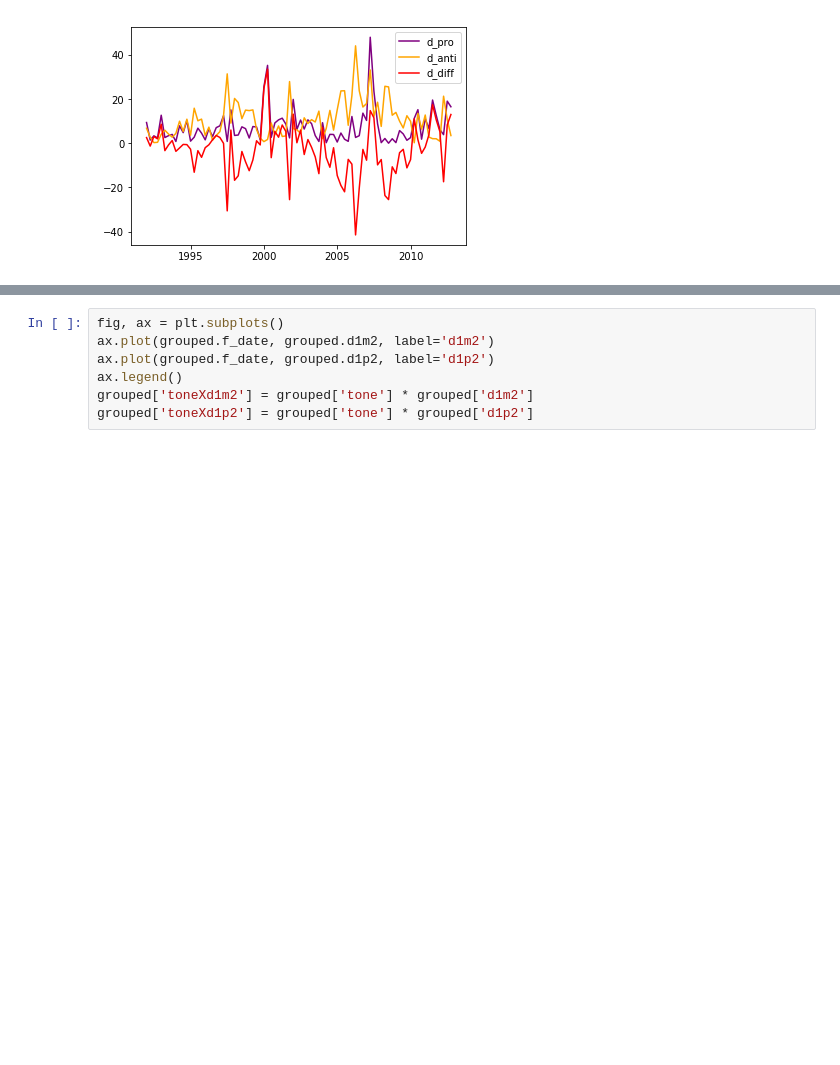
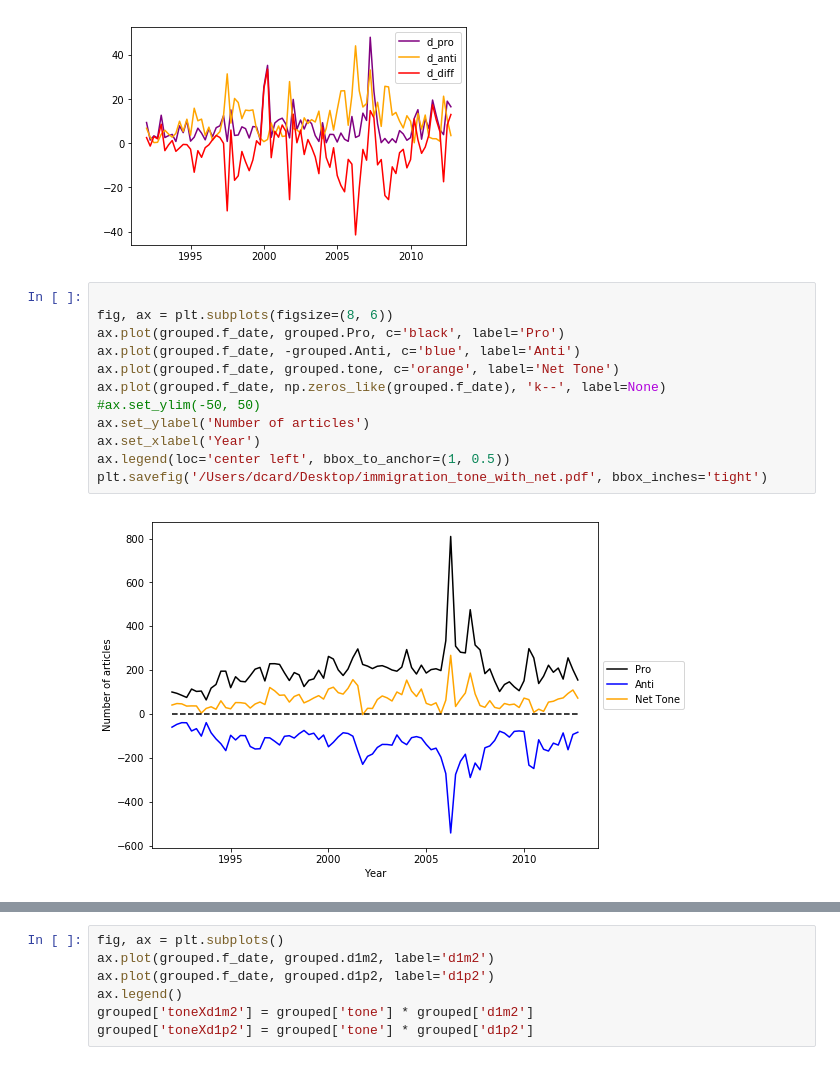
Before and after one commit to dallascard/predicting_public_opinion, a Jupyter notebook: immigration2.ipynb, the cells around one changed output, grey strips where cells are left out. Drawn from its saved outputs; the diff is of its cells as text; blank space fills up the shorter version.

```diff
--- a/immigration2.ipynb
+++ b/immigration2.ipynb
@@ -101,6 +101,20 @@ ax.legend()
 # %% [output]
 <matplotlib.legend.Legend at 0x...>
 [figure]
+# %%
+
+fig, ax = plt.subplots(figsize=(8, 6))
+ax.plot(grouped.f_date, grouped.Pro, c='black', label='Pro')
+ax.plot(grouped.f_date, -grouped.Anti, c='blue', label='Anti')
+ax.plot(grouped.f_date, grouped.tone, c='orange', label='Net Tone')
+ax.plot(grouped.f_date, np.zeros_like(grouped.f_date), 'k--', label=None)
+#ax.set_ylim(-50, 50)
+ax.set_ylabel('Number of articles')
+ax.set_xlabel('Year')
+ax.legend(loc='center left', bbox_to_anchor=(1, 0.5))
+plt.savefig('/Users/dcard/Desktop/immigration_tone_with_net.pdf', bbox_inches='tight')
+# %% [output]
+[figure, added]
 # %%
 import re
 reload(misc)
```
Also changed, not shown: parts of 2 cells of this notebook, 5 other files.
